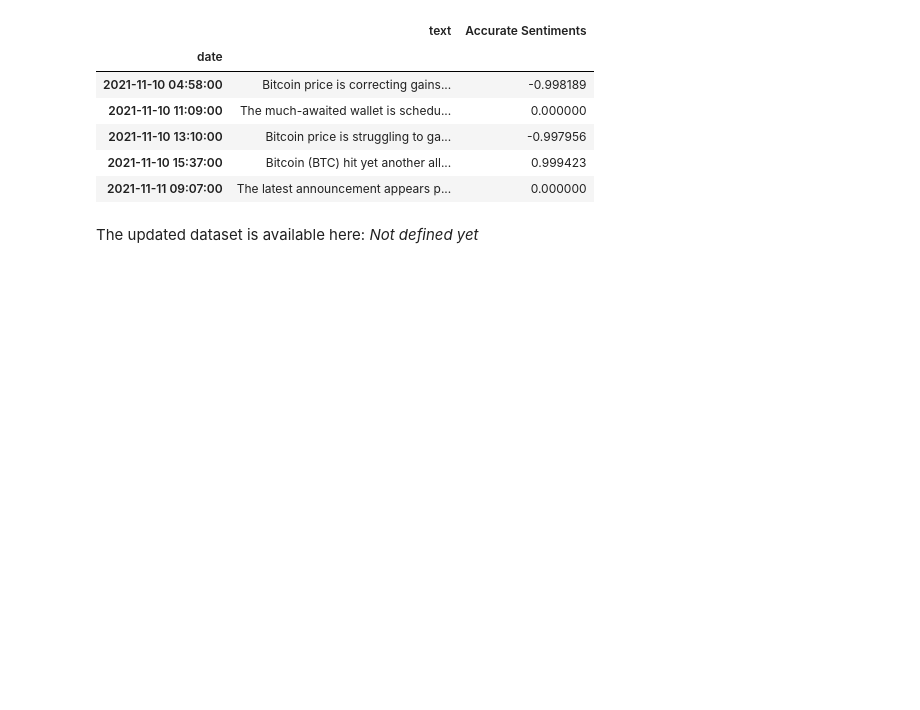
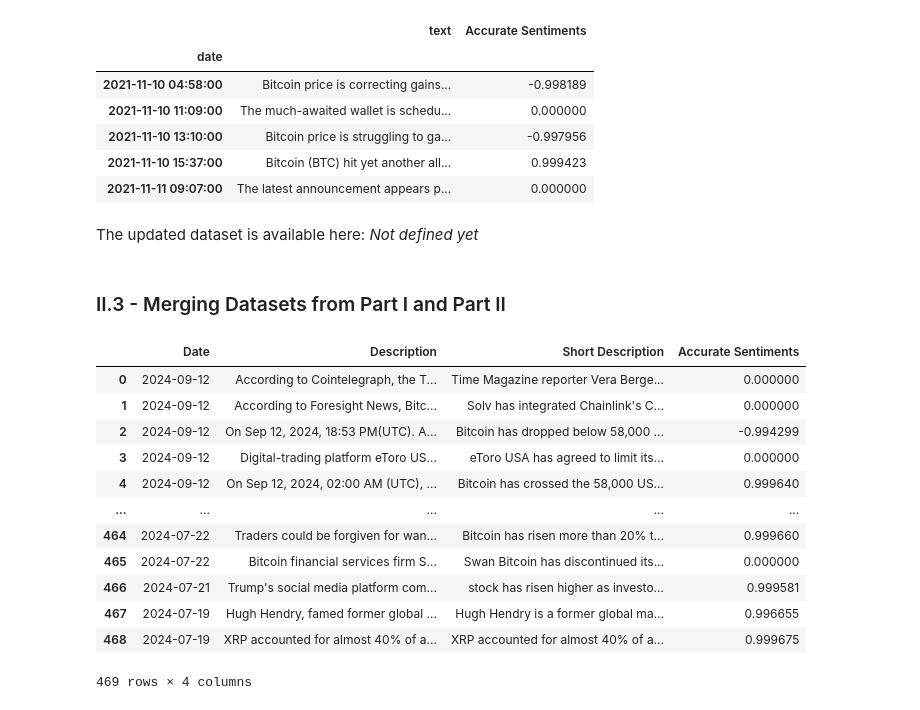
Before and after one commit to Bitcoin-Price-Prediction-Experiments/Bitcoin-Dataset-Viewer-and-Preparer, a Jupyter notebook: notebooks/datasets-preparer.ipynb, the cells around one changed output. Drawn from its saved outputs; the diff is of its cells as text; code cells hidden in the pictures; blank space fills up the shorter version.

Commit message:
Merging the datasets

```diff
--- a/notebooks/datasets-preparer.ipynb
+++ b/notebooks/datasets-preparer.ipynb
@@ -34,5 +34,5 @@ from transformers import pipeline
 binance_df = pd.read_csv('../lib/Bitcoin-News-Scraper/data/binance_bitcoin_news.csv', index_col='Date', parse_dates = True)
 yahoo_df = pd.read_csv('../lib/Bitcoin-News-Scraper/data/yahoo_bitcoin_news.csv', index_col='Date', parse_dates = True)
 # %%
-news_dataset = pd.concat([binance_df, yahoo_df]).sort_index(ascending=False)
+articles_23_24 = pd.concat([binance_df, yahoo_df]).sort_index(ascending=False)
 # %%
@@ -69,8 +69,8 @@ label_sign_map = {
 
 sentiments_array = np.array([])
 
-for index in range(news_dataset.shape[0]):
-    text = news_dataset.iloc[index]['Short Description']
+for index in range(articles_23_24.shape[0]):
+    text = articles_23_24.iloc[index]['Short Description']
 
     data = sentiments_pipe(text)
     label = data[0]['label']
@@ -85,5 +85,5 @@ for index in range(news_dataset.shape[0]):
     # if index % 100 == 0:
         # print(f"index N° {index}")
 # %%
-news_dataset['Accurate Sentiments'] = sentiments_array
+articles_23_24['Accurate Sentiments'] = sentiments_array
 # %%
@@ -229,3 +231,22 @@ articles_21_23.head(5)
 articles_21_23.to_csv("../data/final_data/bitcoin_news_sentiments_21_23.csv")
 # %% [markdown]
 The updated dataset is available here: _Not defined yet_
+# %% [markdown]
+### II.3 - Merging Datasets from Part I and Part II
+# %%
+articles_21_23.reset_index()
+articles_23_24.reset_index()
+# %% [output]
+|  | Date | Description | Short Description | Accurate Sentiments |
+| 0 | 2024-09-12 | According to Cointelegraph, the T... | Time Magazine reporter Vera Berge... | 0.000000 |
+| 1 | 2024-09-12 | According to Foresight News, Bitc... | Solv has integrated Chainlink's C... | 0.000000 |
+| 2 | 2024-09-12 | On Sep 12, 2024, 18:53 PM(UTC). A... | Bitcoin has dropped below 58,000 ... | -0.994299 |
+| 3 | 2024-09-12 | Digital-trading platform eToro US... | eToro USA has agreed to limit its... | 0.000000 |
+| 4 | 2024-09-12 | On Sep 12, 2024, 02:00 AM (UTC), ... | Bitcoin has crossed the 58,000 US... | 0.999640 |
+| ... | ... | ... | ... | ... |
+| 464 | 2024-07-22 | Traders could be forgiven for wan... | Bitcoin has risen more than 20% t... | 0.999660 |
+| 465 | 2024-07-22 | Bitcoin financial services firm S... | Swan Bitcoin has discontinued its... | 0.000000 |
+| 466 | 2024-07-21 | Trump's social media platform com... | stock has risen higher as investo... | 0.999581 |
+| 467 | 2024-07-19 | Hugh Hendry, famed former global ... | Hugh Hendry is a former global ma... | 0.996655 |
+| 468 | 2024-07-19 | XRP accounted for almost 40% of a... | XRP accounted for almost 40% of a... | 0.999675 |
+469 rows × 4 columns
```
Also changed, not shown: parts of 10 cells of this notebook, 1 other file.
